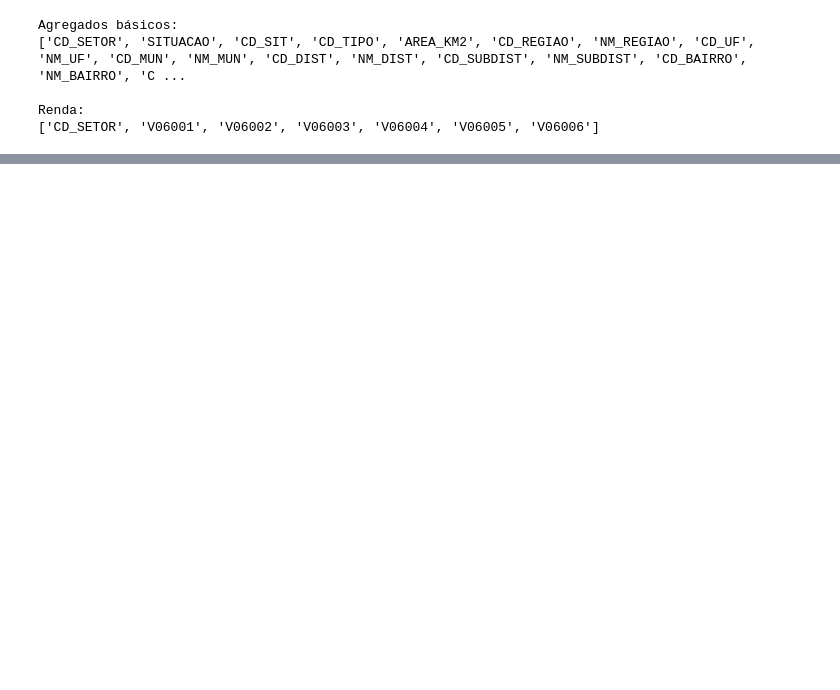
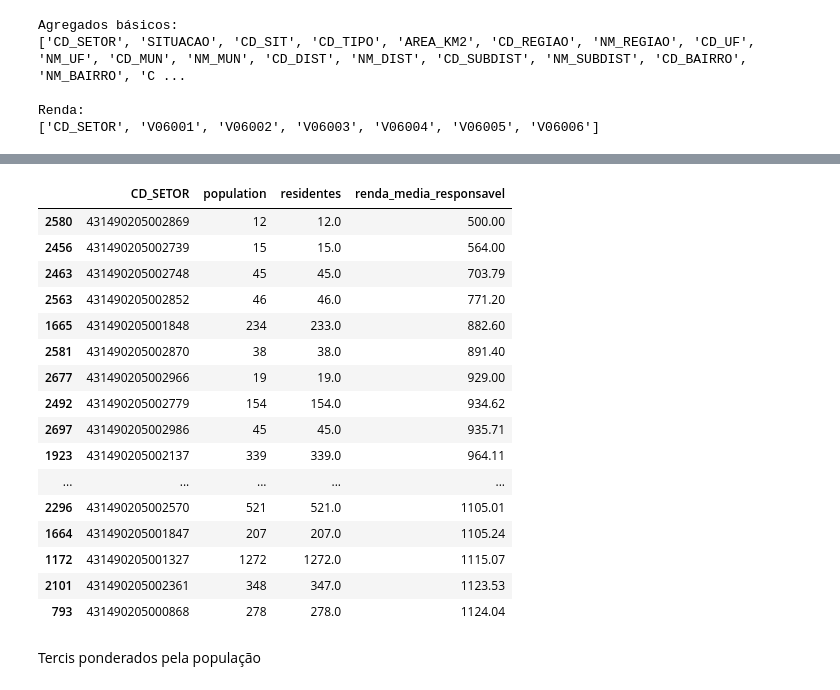
Before and after one commit to S-Behling/EtPilot, a Jupyter notebook: notebooks/06b_build_income_groups.ipynb, the cells around one changed output, grey strips where cells are left out. Cells and saved outputs as stored; diff of their text form; code cells hidden in the pictures; blank space fills up the shorter version.

```diff
--- a/notebooks/06b_build_income_groups.ipynb
+++ b/notebooks/06b_build_income_groups.ipynb
@@ -314,0 +413,24 @@ Renda:
+# %%
+# ============================================================
+# ASSOCIAÇÃO DOS ATRIBUTOS SOCIOECONÔMICOS
+# ============================================================
+
+# Associa a população total do setor aos indicadores de rendimento
+
+setores_atributos = (
+    basicos_poa
+    .merge(
+        renda_poa[
+            [
+                "CD_SETOR",
+                "responsaveis",
+                "residentes",
+                "renda_media_responsavel",
+                "variancia_renda"
+            ]
+        ],
+        on="CD_SETOR",
+        how="left",
+        validate="one_to_one"
+    )
+)
@@ -314,0 +558,29 @@ Renda:
+# %%
+setores_validos[
+    [
+        "CD_SETOR",
+        "population",
+        "residentes",
+        "renda_media_responsavel"
+    ]
+].sort_values(
+    "renda_media_responsavel"
+).head(20)
+# %% [output]
+|  | CD_SETOR | population | residentes | renda_media_responsavel |
+| 2580 | 431490205002869 | 12 | 12.0 | 500.00 |
+| 2456 | 431490205002739 | 15 | 15.0 | 564.00 |
+| 2463 | 431490205002748 | 45 | 45.0 | 703.79 |
+| 2563 | 431490205002852 | 46 | 46.0 | 771.20 |
+| 1665 | 431490205001848 | 234 | 233.0 | 882.60 |
+| 2581 | 431490205002870 | 38 | 38.0 | 891.40 |
+| 2677 | 431490205002966 | 19 | 19.0 | 929.00 |
+| 2492 | 431490205002779 | 154 | 154.0 | 934.62 |
+| 2697 | 431490205002986 | 45 | 45.0 | 935.71 |
+| 1923 | 431490205002137 | 339 | 339.0 | 964.11 |
+| ... | ... | ... | ... | ... |
+| 2296 | 431490205002570 | 521 | 521.0 | 1105.01 |
+| 1664 | 431490205001847 | 207 | 207.0 | 1105.24 |
+| 1172 | 431490205001327 | 1272 | 1272.0 | 1115.07 |
+| 2101 | 431490205002361 | 348 | 347.0 | 1123.53 |
+| 793 | 431490205000868 | 278 | 278.0 | 1124.04 |
@@ -314,0 +635,2 @@ Renda:
+# %% [markdown]
+Tercis ponderados pela população
```
Also changed, not shown: parts of 32 cells of this notebook, 7 other files.
